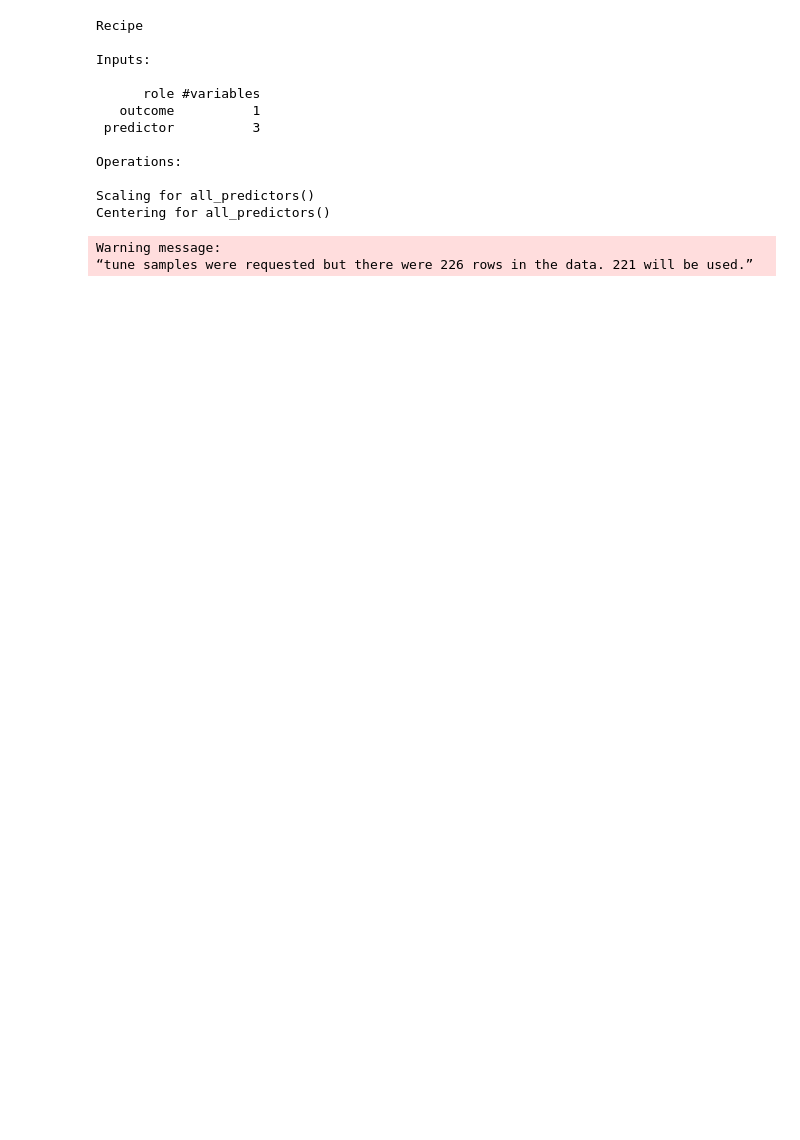
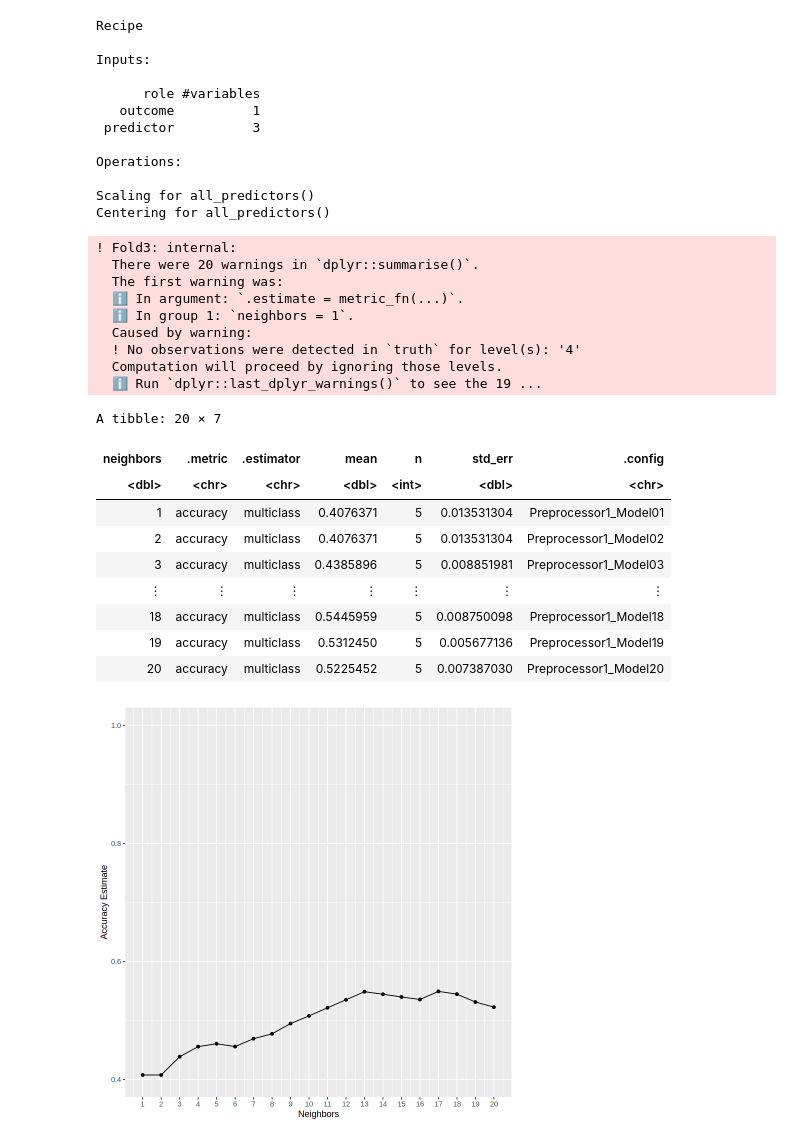
Before and after one commit to Mikeee12138/Group-Project-dsci100, a Jupyter notebook: Project.ipynb, the cells around one changed output. Drawn from its saved outputs; the diff is of its cells as text; code cells hidden in the pictures; blank space fills up the shorter version.

```diff
--- a/Project.ipynb
+++ b/Project.ipynb
@@ -69,14 +74,48 @@ Centering for all_predictors()
 # %%
 heart_disease_spec <- nearest_neighbor(weight_func = "rectangular", neighbors = tune()) |>
        set_engine("kknn") |>
        set_mode("classification")
 
-heart_disease_fit <- workflow() |>
-       add_recipe(heart_disease_recipe) |>
+heart_disease_vfold <- vfold_cv(heart_disease_train, v = 5, strata = num)
+
+k_vals <- tibble(neighbors = seq(from = 1, to = 20, by = 1))
+
+knn_results <- workflow() |>
+      add_recipe(heart_disease_recipe) |>
        add_model(heart_disease_spec) |>
-       fit(data = heart_disease_train)
+       tune_grid(resamples = heart_disease_vfold, grid = k_vals) |>
+       collect_metrics()
 
-heart_disease_vfold <- vfold_cv(heart_disease_train, v = 5, strata = num)
+accuracies <- knn_results |>
+       filter(.metric == "accuracy")
+accuracies
+
+max_accuracies <- summarize(accuracies, accuracy = max(mean))
+accuracy_versus_k <- ggplot(accuracies, aes(x = neighbors, y = mean))+
+       geom_point() +
+       geom_line() +
+       labs(x = "Neighbors", y = "Accuracy Estimate") +
+       scale_x_continuous(breaks = seq(1, 20, by = 1)) +  # adjusting the x-axis
+       scale_y_continuous(limits = c(0.4, 1.0)) # adjusting the y-axis # No Answer - remove if you provide an answer
+accuracy_versus_k
 # %% [output]
-Warning message:
-“tune samples were requested but there were 226 rows in the data. 221 will be used.”
+! Fold3: internal:
+  There were 20 warnings in `dplyr::summarise()`.
+  The first warning was:
+  ℹ In argument: `.estimate = metric_fn(...)`.
+  ℹ In group 1: `neighbors = 1`.
+  Caused by warning:
+  ! No observations were detected in `truth` for level(s): '4'
+  Computation will proceed by ignoring those levels.
+  ℹ Run `dplyr::last_dplyr_warnings()` to see the 19 ...
+A tibble: 20 × 7
+| neighbors | .metric | .estimator | mean | n | std_err | .config |
+| <dbl> | <chr> | <chr> | <dbl> | <int> | <dbl> | <chr> |
+| 1 | accuracy | multiclass | 0.4076371 | 5 | 0.013531304 | Preprocessor1_Model01 |
+| 2 | accuracy | multiclass | 0.4076371 | 5 | 0.013531304 | Preprocessor1_Model02 |
+| 3 | accuracy | multiclass | 0.4385896 | 5 | 0.008851981 | Preprocessor1_Model03 |
+| ⋮ | ⋮ | ⋮ | ⋮ | ⋮ | ⋮ | ⋮ |
+| 18 | accuracy | multiclass | 0.5445959 | 5 | 0.008750098 | Preprocessor1_Model18 |
+| 19 | accuracy | multiclass | 0.5312450 | 5 | 0.005677136 | Preprocessor1_Model19 |
+| 20 | accuracy | multiclass | 0.5225452 | 5 | 0.007387030 | Preprocessor1_Model20 |
+[figure, added]
```
Also changed, not shown: parts of 3 cells of this notebook.
